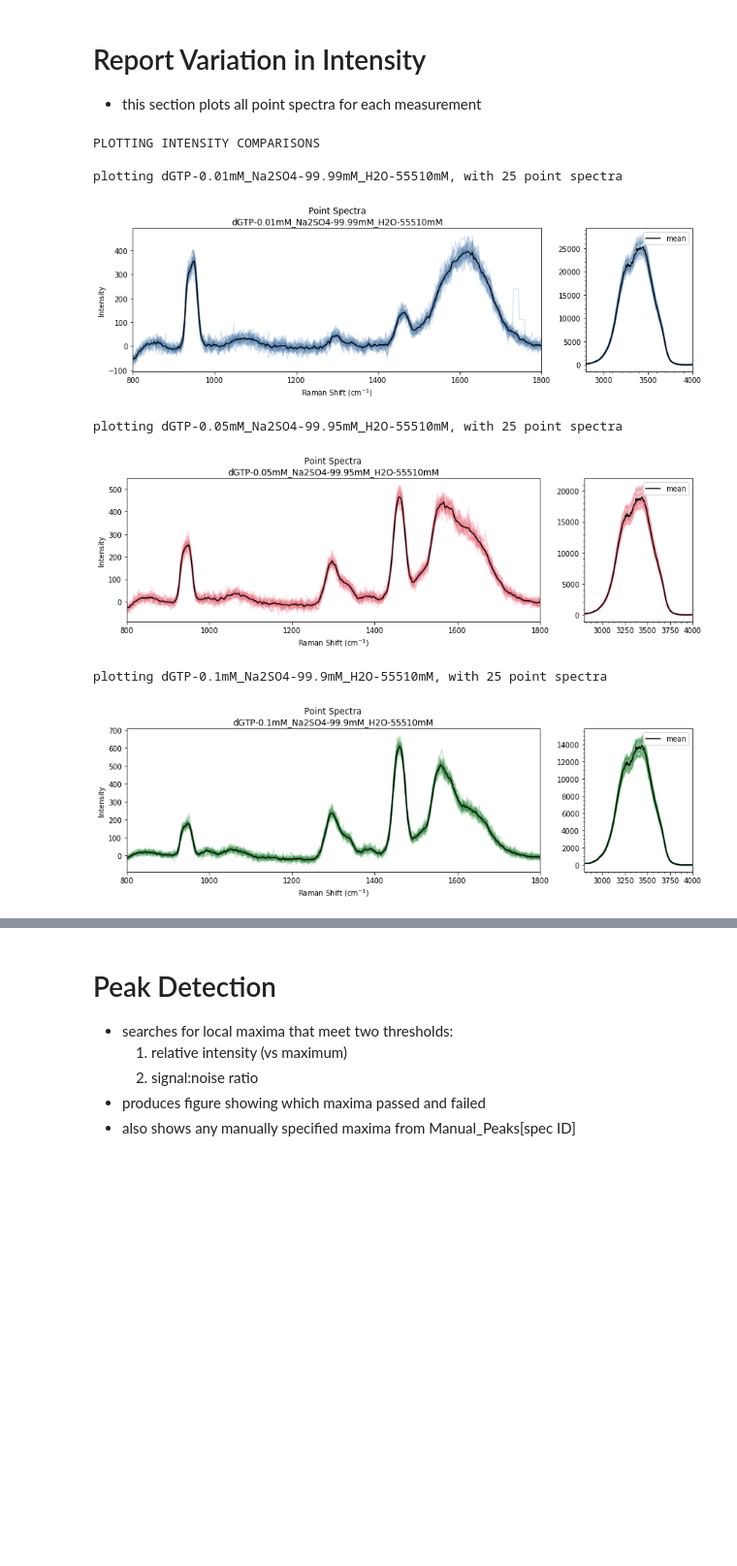
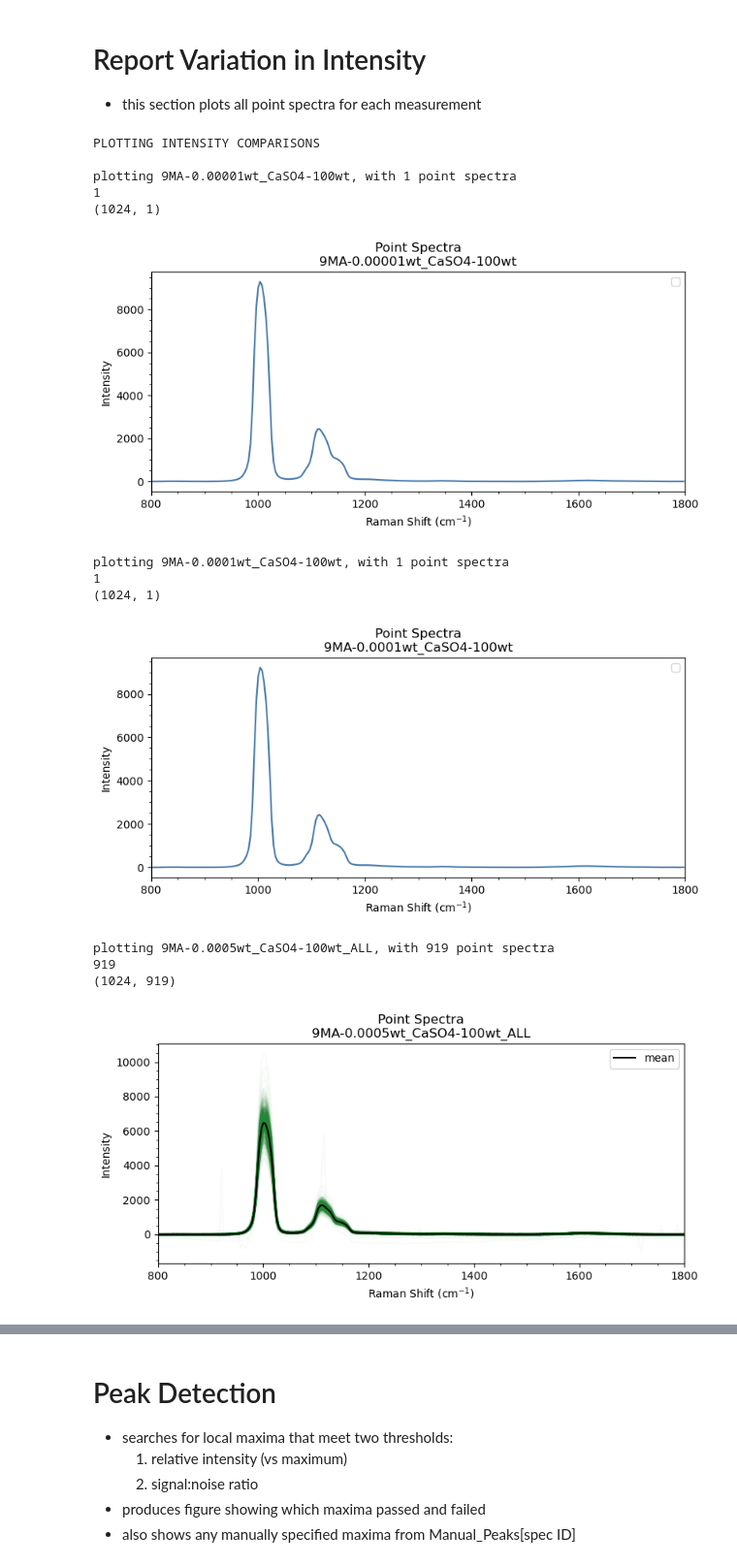
Before and after one commit to Jobium/Quantitative-Raman, a Jupyter notebook: Raman-processing_v01.ipynb, the cells around one changed output, grey strips where cells are left out. Shown at 97% size. Saved outputs shown, nothing was run; the diff lists cells and outputs as text; code cells hidden in the pictures; blank space fills up the shorter version.

```diff
--- a/Raman-processing_v01.ipynb
+++ b/Raman-processing_v01.ipynb
@@ -50,15 +50,15 @@ This template script contains all the code needed to import and process Raman sp
 
 # list directories for input data, figures and output files
 Data_dir = './data/'
-Fig_dir = './figures/'
+Fig_dir = './new figures/'
 Out_dir = './output/'
 Ref_dir = './data/Standards/'
 
 Technique = 'Raman'         # 'Raman' or 'FTIR'
 
 # filter data import by sample / subsample
-Instrument = 'MOBIUS'           # name of nstrument
-Mixture = 'dGTP_Na2SO4_H2O'     # name of sample, or '*' for all
+Instrument = 'Fornaro'           # name of nstrument
+Mixture = '9MA_CaSO4'     # name of sample, or '*' for all
 
 # list of filenames not to import
 Do_Not_Import = []
@@ -66,6 +66,8 @@ Do_Not_Import = []
 Components = Mixture.split("_")
 
 Laser_Wavelength = '248'        # wavelength in nm, as str
+PreProcessing = '*'
+File_Type = 'csv'
 # %%
 # ==================================================
 # this section imports necessary python modules
@@ -482,7 +501,7 @@ else:
         elif 'IOM' in comps:
             base_list = [400, 800, 900, 1480, 1800, 2000, 2200, 2500, 2700, 2900, 3000, 3100]
         elif 'CaSO4' in comps:
-            base_list = [400, 750, 800, 900, 1800, 2000, 2200, 2500, 2900, 2700, 3000, 3100]
+            base_list = [400, 750, 800, 900, 1800, 2000, 2200, 2500, 2900, 2700, 3000, 3100, 3700]
         else:
             base_list = [400, 800, 1080, 1800, 2000, 2200, 2500, 2700, 2900, 3000, 3100]
         order = int(len(base_list)/1.5)
@@ -495,15 +514,14 @@ else:
                           fixed_ends=False, show_plot=show_plot, save_plot=save_plot, debug=debug)
 
         # baseline individual spectra if necessary
-        if measurement.points > 1:
-            if debug == True:
+        if debug == True:
                 print("%s points:" % title, measurement.points)
                 print("    map x,y arrays:", np.shape(measurement['raman_shift']), np.shape(measurement['y']))
-            # subtract baseline from individual spectra
-            subtract_baseline(measurement, x_key, 'y', 'y_sub', base_list, base='poly', order=order,
+        # subtract baseline from individual spectra
+        subtract_baseline(measurement, x_key, 'y', 'y_sub', base_list, base='poly', order=order,
                               fixed_ends=True, show_plot=False, save_plot=False, debug=debug)
 
-            if show_plot == True:
+        if show_plot == True:
                 # plot average of baselines vs baseline of average
                 plt.figure(figsize=(8,4))
                 plt.title("%s:\nAverage of %s baselined spectra" % (title, measurement.points))
@@ -515,9 +533,9 @@ else:
                 plt.xlim(measurement.x_start, measurement.x_end)
                 plt.show()
 
-            # get average of baselined spectra
-            log = measurement['y_sub'].log + ['averaged over %s spectra' % measurement.points]
-            measurement.add_spectrum(key='y_sub_av', y=measurement['y_sub'].mean(),
+        # get average of baselined spectra
+        log = measurement['y_sub'].log + ['averaged over %s spectra' % measurement.points]
+        measurement.add_spectrum(key='y_sub_av', y=measurement['y_sub'].mean(),
                     label='Averaged Baselined Intensity (counts)', log=log)
         process_count += 1
         print("    baseline subtracted!")
@@ -757,10 +772,10 @@ debug = False
 x_key = 'raman_shift'
 
 # keyname of y value parameter to use
-y_key = 'y_sub_av_refsub'
+y_key = 'y_sub'
 
 # back-up keyname if y_key does not exist
-alt_key = 'y_sub'
+alt_key = 'y_sub_av'
 
 # label for X axis
 x_label = "Raman Shift (cm$^{-1}$)"
@@ -818,6 +833,9 @@ else:
             ax2 = plt.subplot2grid((1,4), (0,3))
             hydration = True
             ax2.set_xlim(2800, 4000)
+        else:
+            ax1 = plt.subplot(111)
+            hydration = False
         ax1.set_title("Point Spectra\n%s" % measurement.title)
         ax1.set_xlabel(x_label)
         ax1.set_xlim(x_start, x_end)
@@ -855,6 +873,8 @@ else:
             plot_colours = np.full(measurement.points, Colour_List[plot_count % len(Colour_List)])
 
         # plot individual spectra (always)
+        print(measurement.points)
+        print(np.shape(data[ID]['y_sub'].y))
         for i in range(measurement.points):
 
             # get data
@@ -864,44 +884,50 @@ else:
             # plot spectra
             if measurement.points < 10:
                 # plot individual spectra as distinct lines with their own labels
-                ax1.plot(x, y - count*offset, c=plot_colours[i], label="%s" % (ID))
+                ax1.plot(x, y - count*offset, c=plot_colours[i])
             else:
                 # too many spectra to label individually, plot all spectra as semi-transparent lines of the same colour
                 ax1.plot(x, y - count*offset, c=plot_colours[i], alpha=1./np.sqrt(measurement.points))
 
             if hydration == True:
                 # get data
                 x, y = get_plot_data(data[ID], x_key, key, start=2800, end=4000, indices=[i],
                         normalise=normalise, debug=debug)
 
                 # plot spectra
                 if measurement.points < 10:
                     # plot individual spectra as distinct lines with their own labels
-                    ax2.plot(x, y - count*offset, c=plot_colours[i], label="%s" % (ID))
+                    ax2.plot(x, y - count*offset, c=plot_colours[i])
                 else:
                     # too many spectra to label individually, plot all spectra as semi-transparent lines of the same colour
                     ax2.plot(x, y - count*offset, c=plot_colours[i], alpha=1./np.sqrt(measurement.points))
 
             count += 1
 
         # add colorbar if required
         plt.legend(loc=1)
         plt.minorticks_on()
         plt.tight_layout()
         if save_plot == True:
             plt.savefig("%s%s%s_point-spectra.png" % (Fig_dir, measurement.output_folder, measurement.title), dpi=300)
         if show_plot == True:
             plt.show()
         else:
             plt.close()
 
         plot_count += 1
 # %% [output]
 PLOTTING INTENSITY COMPARISONS
 
-plotting dGTP-0.01mM_Na2SO4-99.99mM_H2O-55510mM, with 25 point spectra
+plotting 9MA-0.00001wt_CaSO4-100wt, with 1 point spectra
+1
+(1024, 1)
-[figure, old version]
+[figure, new version]
-plotting dGTP-0.05mM_Na2SO4-99.95mM_H2O-55510mM, with 25 point spectra
+plotting 9MA-0.0001wt_CaSO4-100wt, with 1 point spectra
+1
+(1024, 1)
-[figure, old version]
+[figure, new version]
-plotting dGTP-0.1mM_Na2SO4-99.9mM_H2O-55510mM, with 25 point spectra
+plotting 9MA-0.0005wt_CaSO4-100wt_ALL, with 919 point spectra
+919
+(1024, 919)
-[figure, old version]
+[figure, new version]
```
Also changed, not shown: parts of 8 cells of this notebook.
